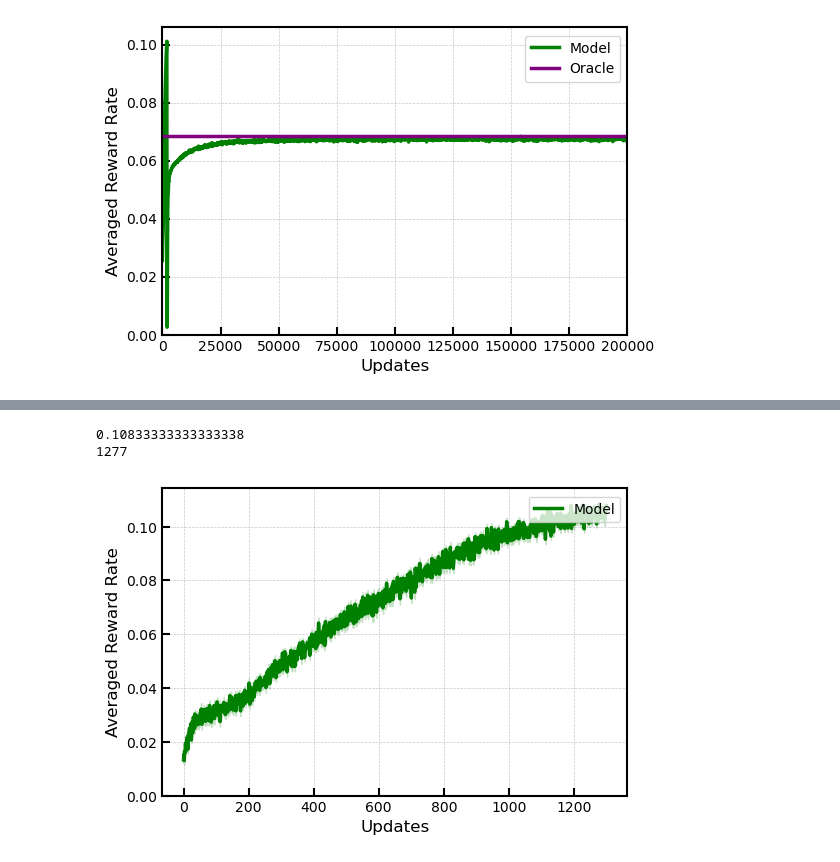
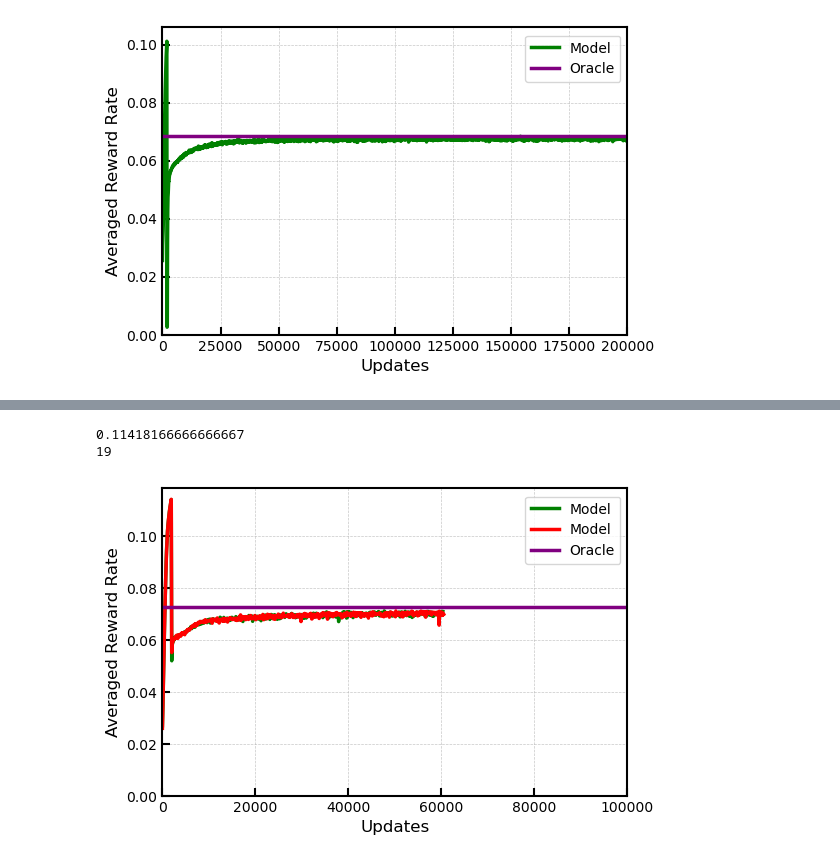
Before and after one commit to davidgbe/favorably_connected, a Jupyter notebook: code/notebooks/learning_baseline_exp_stoch_rewards.ipynb, the cells around one changed output, grey strips where cells are left out. Drawn from its saved outputs; the diff is of its cells as text; code cells hidden in the pictures.

Commit message:
add visualization of attempts per acc reward; set activity_reg and noise_var defaults

```diff
--- a/code/notebooks/learning_baseline_exp_stoch_rewards.ipynb
+++ b/code/notebooks/learning_baseline_exp_stoch_rewards.ipynb
@@ -898,7 +821,7 @@ fig, axs = plt.subplots(1, 1, figsize=(6 * scale, 4 * scale))
 
 data_dirs = [
     '../../results/rl_agent_outputs/fixed_odor_acc_reward_2025-02-09_18_56_19_657542_var_noise_0.0001_activity_weight_1.0/reward_rates',
-    # '../../results/rl_agent_outputs/fixed_agent_acc_reward_curve_2025-02-07_23_38_54_114398_var_noise_0.0001_activity_weight_1.0/reward_rates',
+    '../../results/rl_agent_outputs/fixed_odor_acc_reward_2025-02-09_18_59_24_627895_var_noise_0.0001_activity_weight_1.0/reward_rates',
 ]
 
 colors = [
@@ -907,7 +830,7 @@ colors = [
 ]
 
 for i, data_dir in enumerate(data_dirs):
-    averaging_size = 1
+    averaging_size = 100
     reduced_data = load_data(os.path.join(data_dir, '*.npy'), averaging_size=averaging_size)
 
     # Plot shaded region for standard error
@@ -930,42 +853,42 @@ for i, data_dir in enumerate(data_dirs):
         label='Model',
     )
 
-# axs.plot(
-#     [0, 0.2e6],
-#     0.0685 * np.ones(2),
-#     c='purple',
-#     linewidth=2.5,  # Thicker plot line
-#     zorder=2,
-#     label='Oracle',
-# )
+axs.plot(
+    [0, 0.2e6],
+    0.0725 * np.ones(2),
+    c='purple',
+    linewidth=2.5,  # Thicker plot line
+    zorder=2,
+    label='Oracle',
+)
 
 # Adjust axes limits
-# axs.set_xlim(0, 0.2e6)
+axs.set_xlim(0, 1e5)
 axs.set_ylim(0)
 
 # Add labels and titles
 axs.set_ylabel('Averaged Reward Rate', fontsize=12)
 axs.set_xlabel('Updates', fontsize=12)
 
 # Customize tick parameters
 axs.tick_params(axis='both', direction='in', length=6, width=1.5, labelsize=10)
 
 # Thicken the axes lines
 axs.spines['top'].set_linewidth(1.5)
 axs.spines['right'].set_linewidth(1.5)
 axs.spines['bottom'].set_linewidth(1.5)
 axs.spines['left'].set_linewidth(1.5)
 
 # Add grid for better readability
 axs.grid(visible=True, which='both', linestyle='--', linewidth=0.5, alpha=0.7)
 
 # Add legend
 fig.legend(bbox_to_anchor=(0.9, 0.875), fontsize=10)
 
 # Print stats
 print(np.mean(reduced_data.T, axis=1).max())
 print(np.mean(reduced_data.T, axis=1).argmax())
 # %% [output]
-0.10833333333333338
-1277
+0.11418166666666667
+19
-[figure, old version]
+[figure, new version]
```
Also changed, not shown: parts of 1 cell of this notebook, 2 other files.
